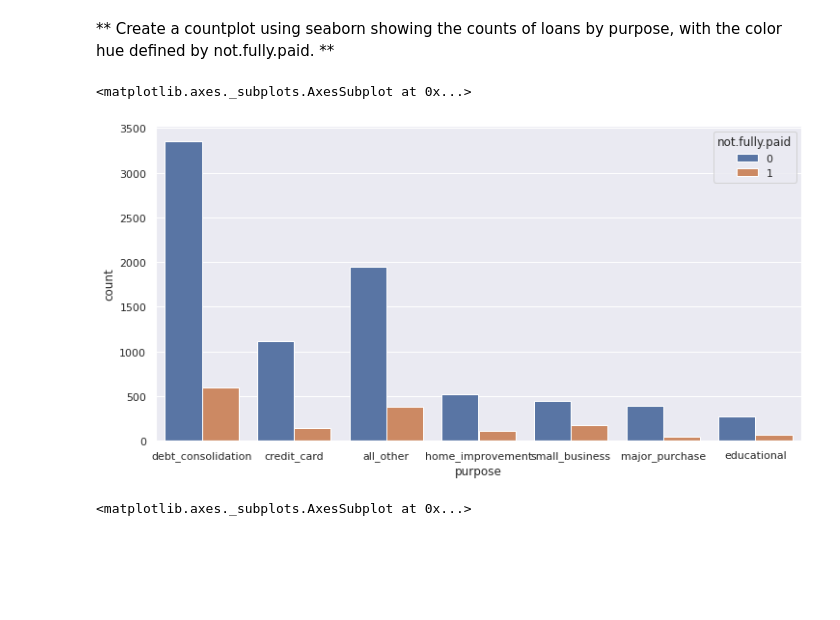
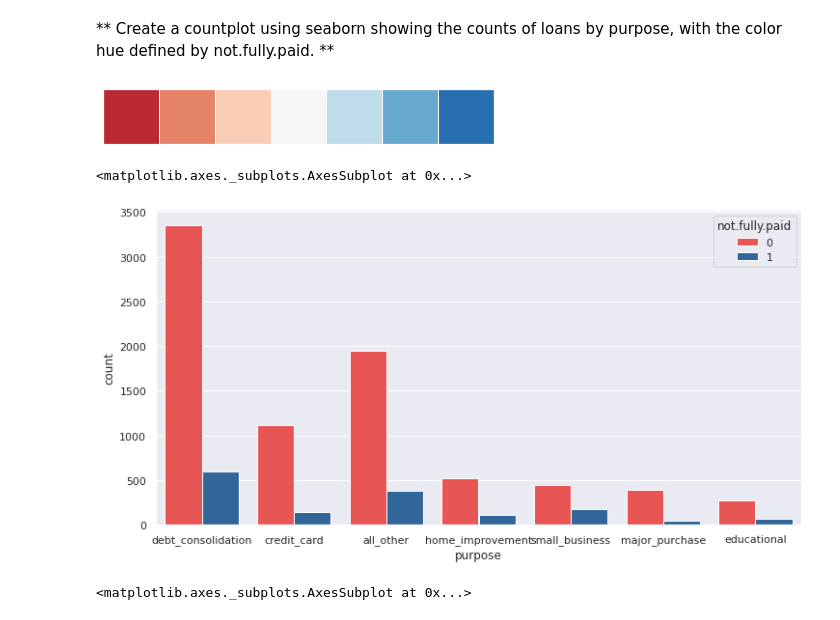
Before and after one commit to jingyue-nancy-gao/Summer-Microcredential, a Jupyter notebook: Decision_Trees_and_Random_Forest_Project.ipynb, the cells around one changed output. Saved outputs shown, nothing was run; the diff lists cells and outputs as text; code cells hidden in the pictures; blank space fills up the shorter version.

```diff
--- a/Decision_Trees_and_Random_Forest_Project.ipynb
+++ b/Decision_Trees_and_Random_Forest_Project.ipynb
@@ -134,12 +134,18 @@ Text(0.5, 0, 'FICO')
 [figure]
 # %% [markdown]
 ** Create a countplot using seaborn showing the counts of loans by purpose, with the color hue defined by not.fully.paid. **
+# %%
+sns.palplot(sns.color_palette("RdBu", n_colors=7))
+# %% [output]
+[figure, added]
+# %%
+palette_colors = {0: "#ff3d3d", 1: "#2166ac"}
 # %%
 plt.figure(figsize=(12,6))
-sns.countplot(data = loans, x='purpose', hue = 'not.fully.paid')
+sns.countplot(data = loans, x='purpose', hue = 'not.fully.paid', palette = palette_colors)
 # %% [output]
 <matplotlib.axes._subplots.AxesSubplot at 0x...>
-[figure, old version]
+[figure, new version]
 # %%
 # %% [output]
 <matplotlib.axes._subplots.AxesSubplot at 0x...>
```
Also changed, not shown: parts of 1 cell of this notebook.
